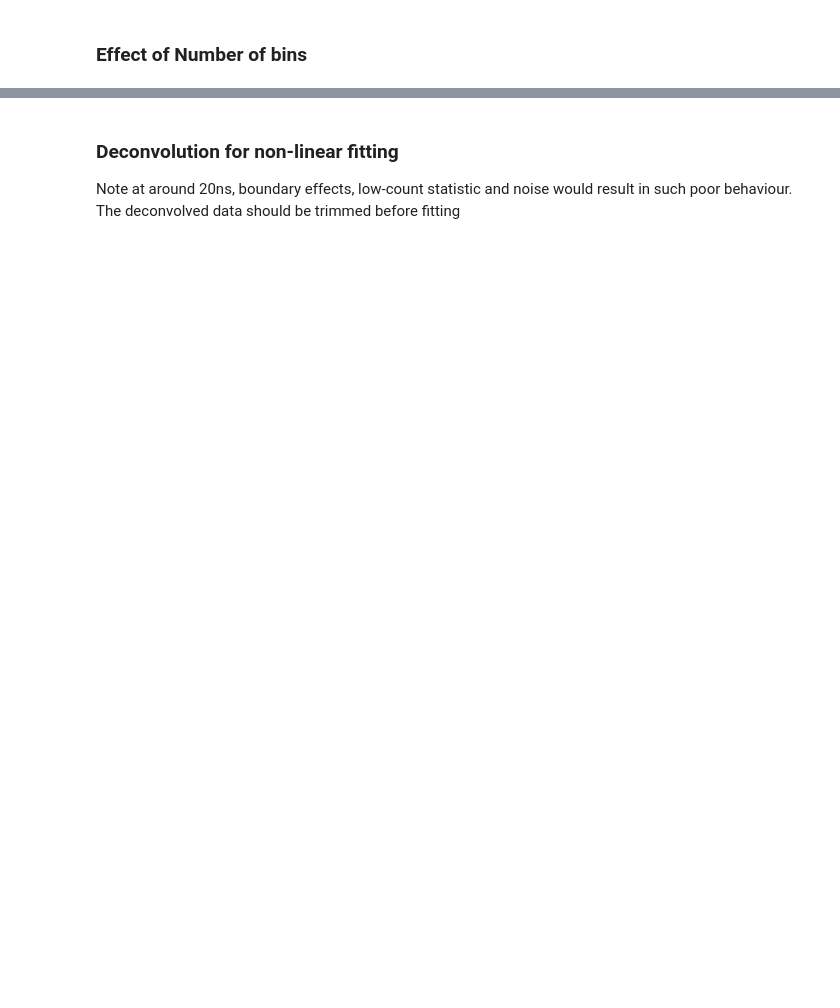
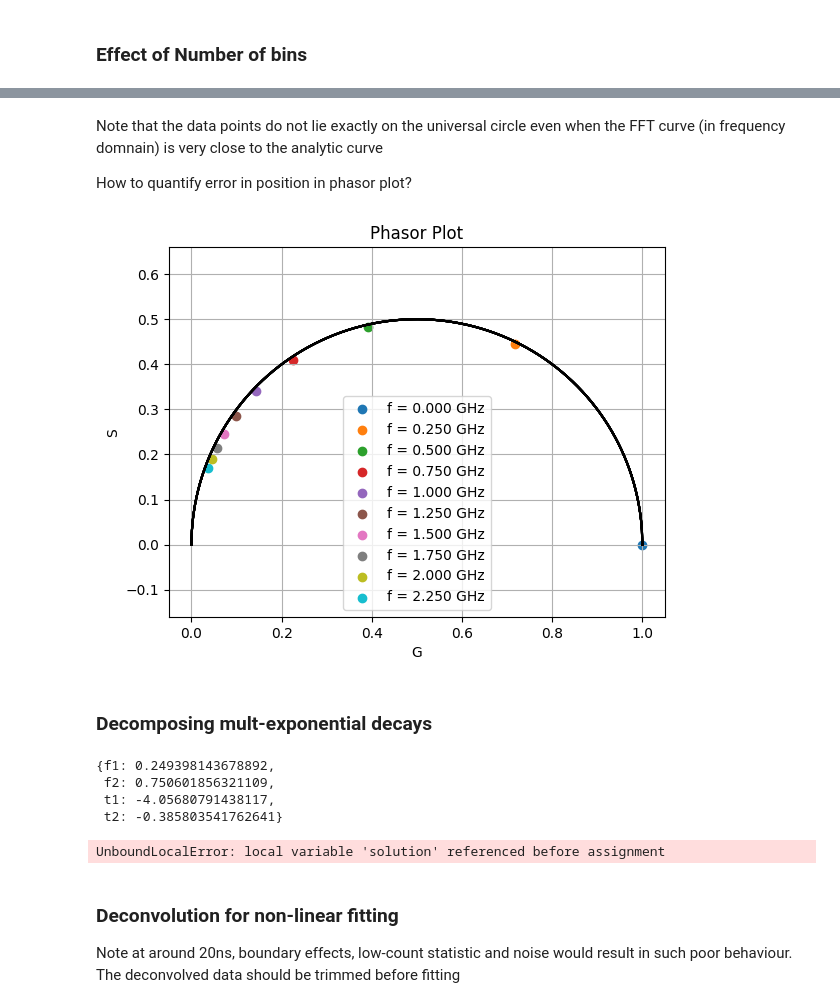
Before and after one commit to ngcnpeter/Y3_Group_Project_2B, a Jupyter notebook: TCSPC-simulation/interim_report.ipynb, the cells around one changed output, grey strips where cells are left out. Saved outputs shown, nothing was run; the diff lists cells and outputs as text; code cells hidden in the pictures; blank space fills up the shorter version.

```diff
--- a/TCSPC-simulation/interim_report.ipynb
+++ b/TCSPC-simulation/interim_report.ipynb
@@ -125,3 +119,27 @@ plt.tight_layout()
+# %% [markdown]
+Note that the data points do not lie exactly on the universal circle even when the FFT curve (in frequency domnain) is very close to the analytic curve
+
+How to quantify error in position in phasor plot?
+# %%
+fig,ax = plt.subplots(1,1)
+w0 = w[:50:5] #select a few angular frequencies to plot
+phasor_plot(ax,w0,p[np.isin(w,w0)])
+# %% [output]
+[figure, added]
+# %% [markdown]
+### Decomposing mult-exponential decays
+# %%
+w,phasor = NADH.phasor_fft(n_bins = 380)
+phasor_solve(w,phasor)
+# %% [output]
+{f1: 0.249398143678892,
+ f2: 0.750601856321109,
+ t1: -4.05680791438117,
+ t2: -0.385803541762641}
+# %%
+phasor_solve(w,phasor,num = True,guess =[0.4,0.6,1,5])
+# %% [output]
+UnboundLocalError: local variable 'solution' referenced before assignment
 # %% [markdown]
 ### Deconvolution for non-linear fitting
 
```
Also changed, not shown: parts of 8 cells of this notebook, 2 other files.
